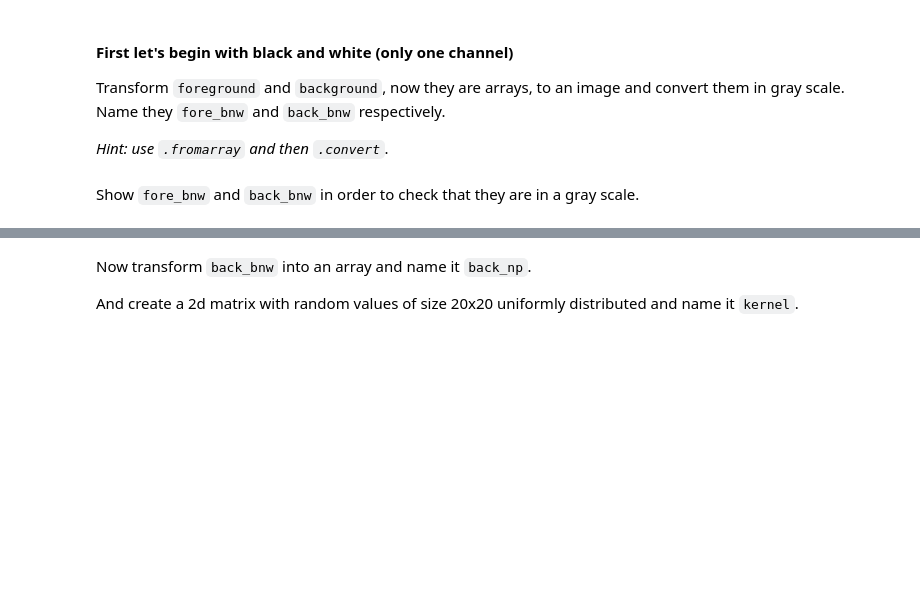
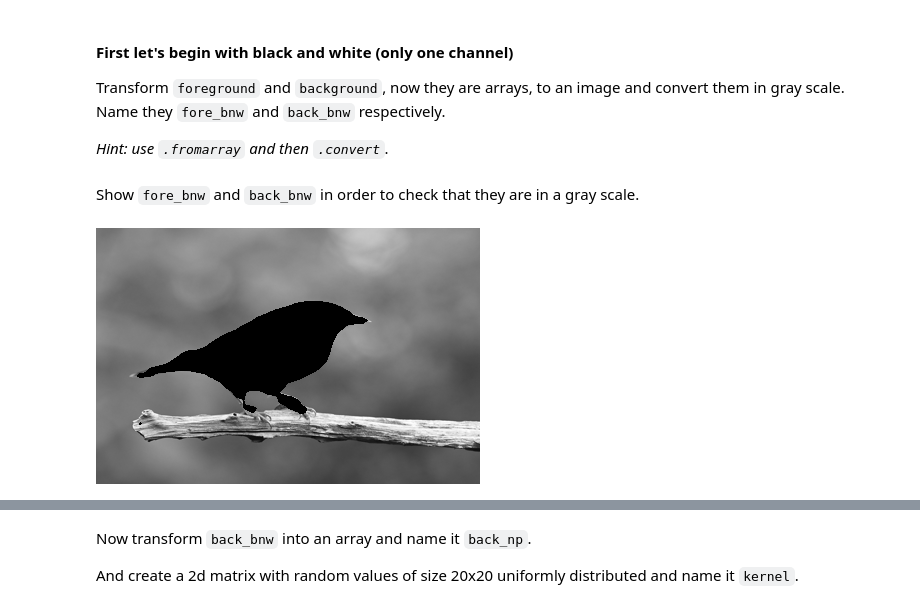
Before and after one commit to blancalluch/ImageSegmentation, a Jupyter notebook: main.ipynb, the cells around one changed output, grey strips where cells are left out. Cells and saved outputs as stored; diff of their text form; code cells hidden in the pictures; blank space fills up the shorter version.

```diff
--- a/main.ipynb
+++ b/main.ipynb
@@ -142,2 +140,5 @@ Transform `foreground` and `background`, now they are arrays, to an image and co
+# %%
+fore_bnw = Image.fromarray(fgArr).convert('L')
+back_bnw = Image.fromarray(bgArr).convert('L')
 # %% [markdown]
 Show `fore_bnw` and `back_bnw` in order to check that they are in a gray scale.
@@ -145,0 +145,4 @@ Show `fore_bnw` and `back_bnw` in order to check that they are in a gray scale.
+# %%
+fore_bnw
+# %% [output]
+[figure, added]
```
Also changed, not shown: parts of 6 cells of this notebook.
